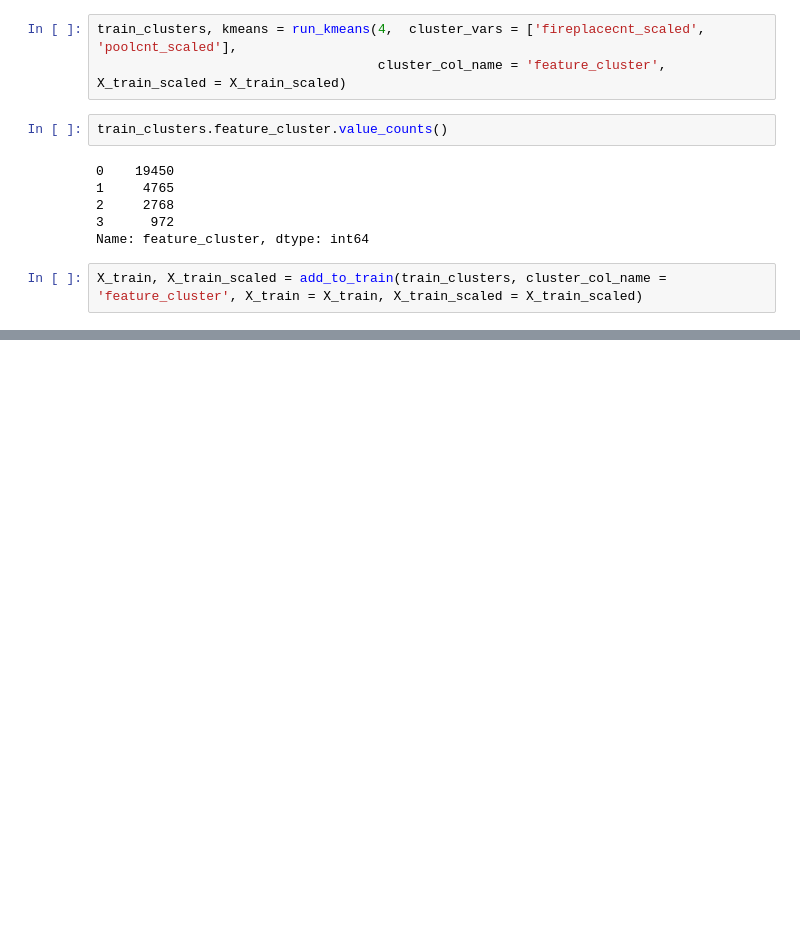
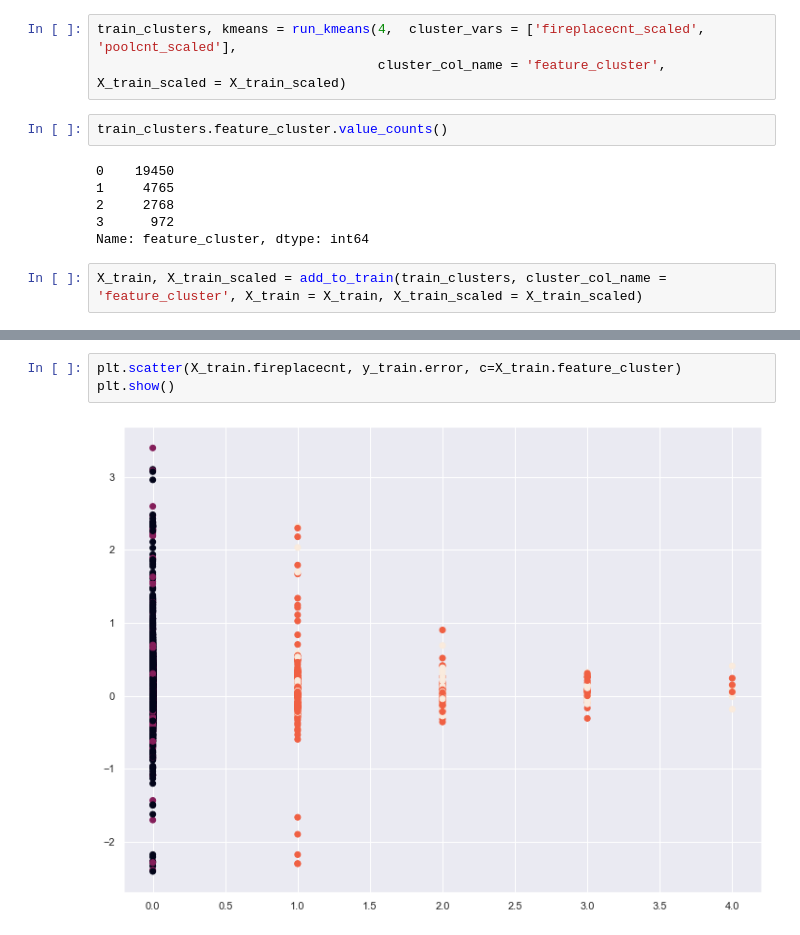
Before and after one commit to dlmitc3/Zillow_Clustering_Project-, a Jupyter notebook: zillow_explore.ipynb, the cells around one changed output, grey strips where cells are left out. Saved outputs shown, nothing was run; the diff lists cells and outputs as text; blank space fills up the shorter version.

```diff
--- a/zillow_explore.ipynb
+++ b/zillow_explore.ipynb
@@ -475,0 +464,5 @@ plt.show()
+# %%
+plt.scatter(X_train.fireplacecnt, y_train.error, c=X_train.feature_cluster)
+plt.show()
+# %% [output]
+[figure, added]
```
Also changed, not shown: parts of 23 cells of this notebook.
